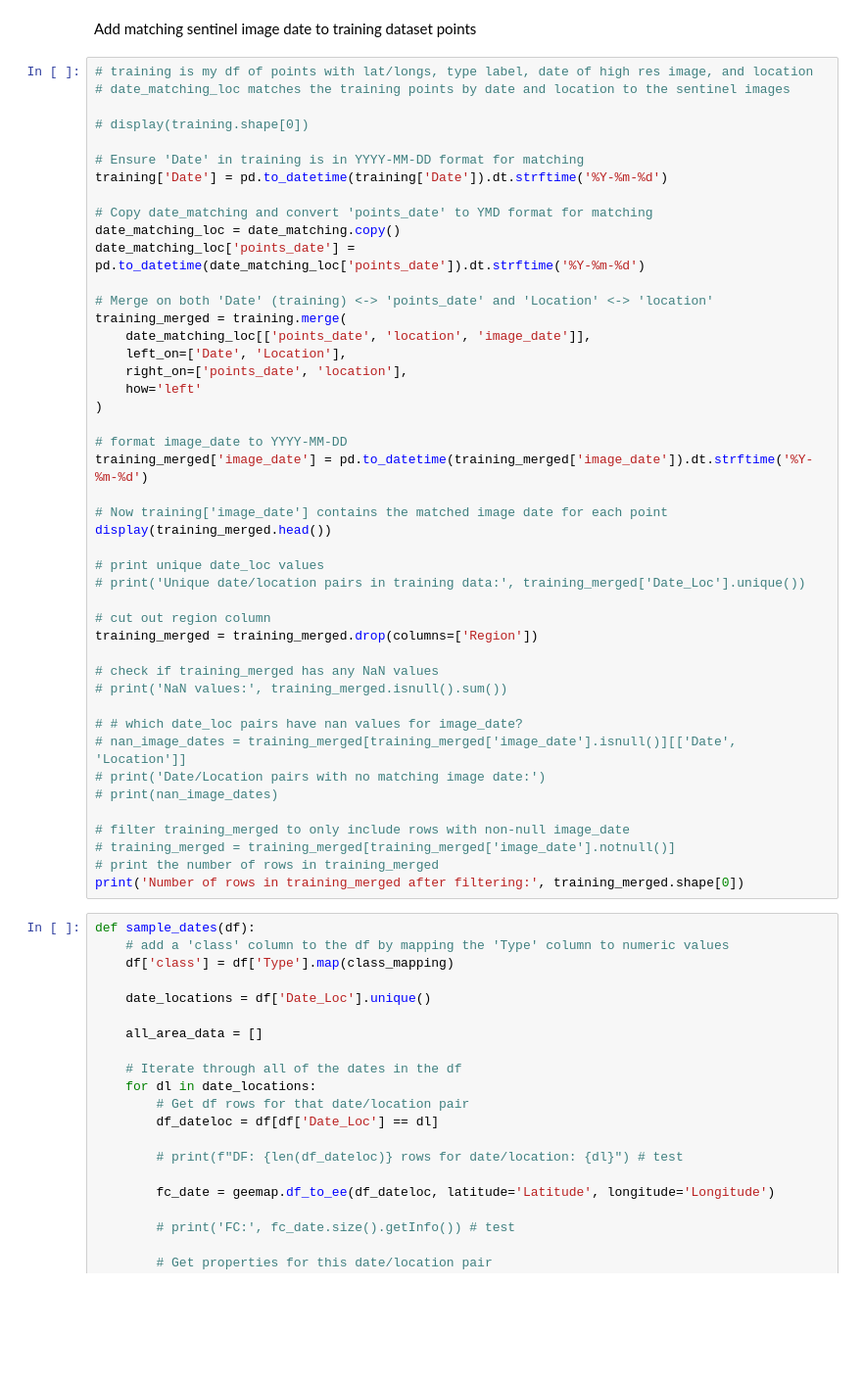
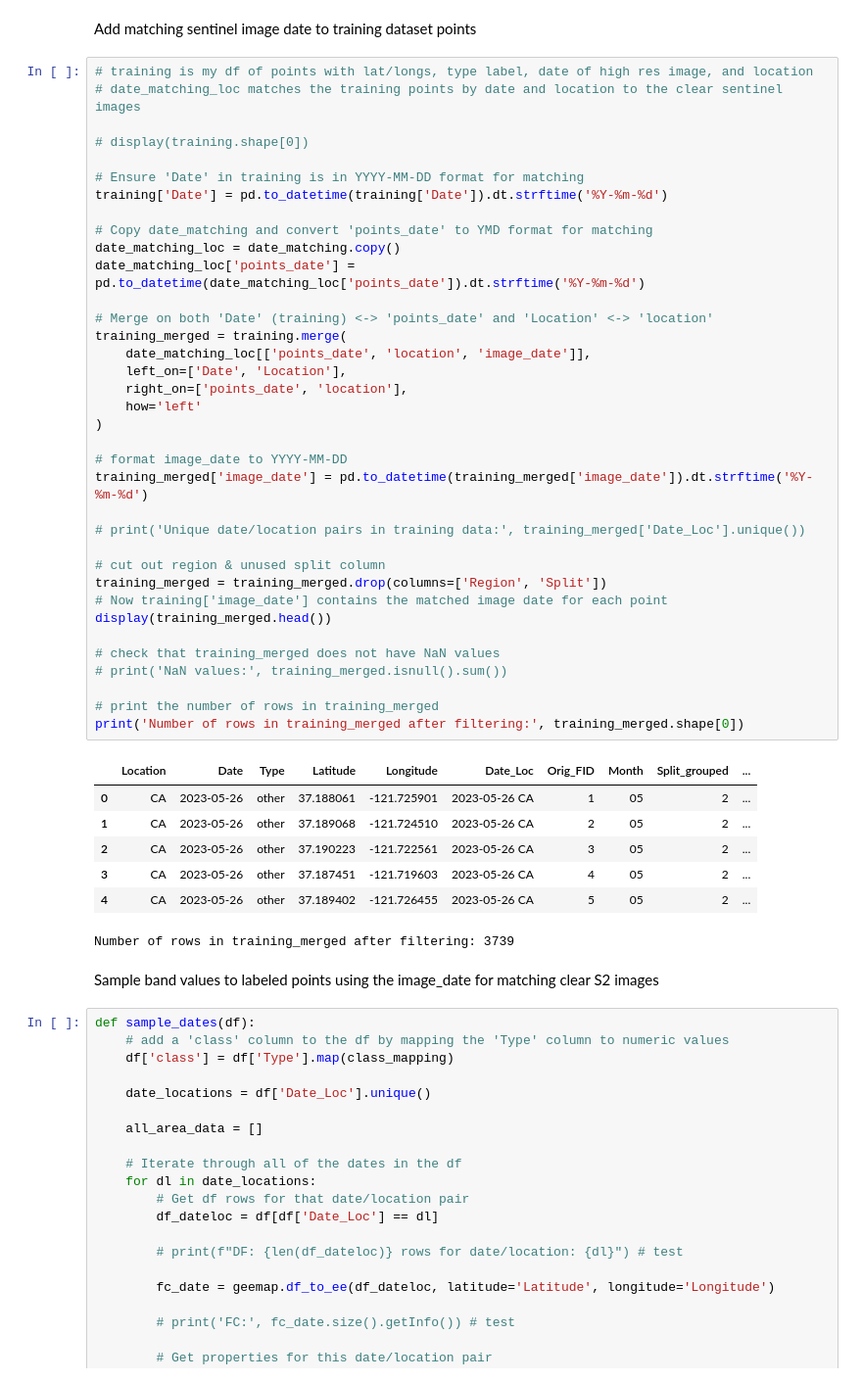
Before and after one commit to tnc-ca-geo/rs-ag-plastics, a Jupyter notebook: Full_Classification_Workflow.ipynb, the cells around one changed output. Shown at 98% size. Cells and saved outputs as stored; diff of their text form; blank space fills up the shorter version.

```diff
--- a/Full_Classification_Workflow.ipynb
+++ b/Full_Classification_Workflow.ipynb
@@ -784,49 +423,50 @@ m.addLayer(oneday.select('B8'), band_viz, 'B8') # NIR, 10m
 Add matching sentinel image date to training dataset points
 # %%
 # training is my df of points with lat/longs, type label, date of high res image, and location
-# date_matching_loc matches the training points by date and location to the sentinel images
+# date_matching_loc matches the training points by date and location to the clear sentinel images
 
 # display(training.shape[0])
 
 # Ensure 'Date' in training is in YYYY-MM-DD format for matching
 training['Date'] = pd.to_datetime(training['Date']).dt.strftime('%Y-%m-%d')
 
 # Copy date_matching and convert 'points_date' to YMD format for matching
 date_matching_loc = date_matching.copy()
 date_matching_loc['points_date'] = pd.to_datetime(date_matching_loc['points_date']).dt.strftime('%Y-%m-%d')
 
 # Merge on both 'Date' (training) <-> 'points_date' and 'Location' <-> 'location'
 training_merged = training.merge(
     date_matching_loc[['points_date', 'location', 'image_date']],
     left_on=['Date', 'Location'],
     right_on=['points_date', 'location'],
     how='left'
 )
 
 # format image_date to YYYY-MM-DD
 training_merged['image_date'] = pd.to_datetime(training_merged['image_date']).dt.strftime('%Y-%m-%d')
 
+# print('Unique date/location pairs in training data:', training_merged['Date_Loc'].unique())
+
+# cut out region & unused split column
+training_merged = training_merged.drop(columns=['Region', 'Split'])
 # Now training['image_date'] contains the matched image date for each point
 display(training_merged.head())
 
-# print unique date_loc values
-# print('Unique date/location pairs in training data:', training_merged['Date_Loc'].unique())
-
-# cut out region column
-training_merged = training_merged.drop(columns=['Region'])
-
-# check if training_merged has any NaN values
+# check that training_merged does not have NaN values
 # print('NaN values:', training_merged.isnull().sum())
 
-# # which date_loc pairs have nan values for image_date?
-# nan_image_dates = training_merged[training_merged['image_date'].isnull()][['Date', 'Location']]
-# print('Date/Location pairs with no matching image date:')
-# print(nan_image_dates)
-
-# filter training_merged to only include rows with non-null image_date
-# training_merged = training_merged[training_merged['image_date'].notnull()]
 # print the number of rows in training_merged
 print('Number of rows in training_merged after filtering:', training_merged.shape[0])
+# %% [output]
+|  | Location | Date | Type | Latitude | Longitude | Date_Loc | Orig_FID | Month | Split_grouped | ... |
+| 0 | CA | 2023-05-26 | other | 37.188061 | -121.725901 | 2023-05-26 CA | 1 | 05 | 2 | ... |
+| 1 | CA | 2023-05-26 | other | 37.189068 | -121.724510 | 2023-05-26 CA | 2 | 05 | 2 | ... |
+| 2 | CA | 2023-05-26 | other | 37.190223 | -121.722561 | 2023-05-26 CA | 3 | 05 | 2 | ... |
+| 3 | CA | 2023-05-26 | other | 37.187451 | -121.719603 | 2023-05-26 CA | 4 | 05 | 2 | ... |
+| 4 | CA | 2023-05-26 | other | 37.189402 | -121.726455 | 2023-05-26 CA | 5 | 05 | 2 | ... |
+Number of rows in training_merged after filtering: 3739
+# %% [markdown]
+Sample band values to labeled points using the image_date for matching clear S2 images
 # %%
 def sample_dates(df):
     # add a 'class' column to the df by mapping the 'Type' column to numeric values
```
Also changed, not shown: parts of 86 cells of this notebook.
